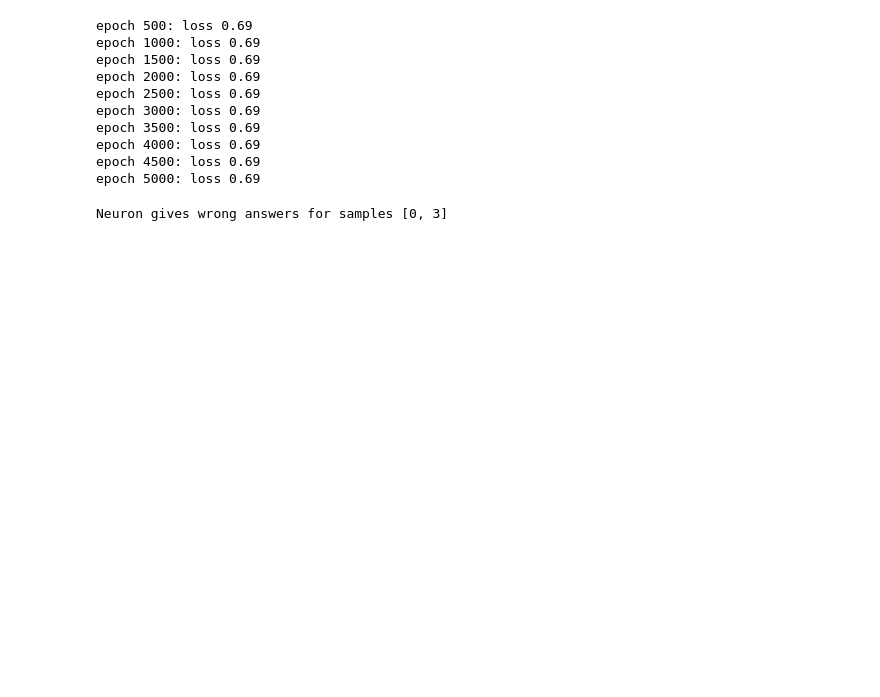
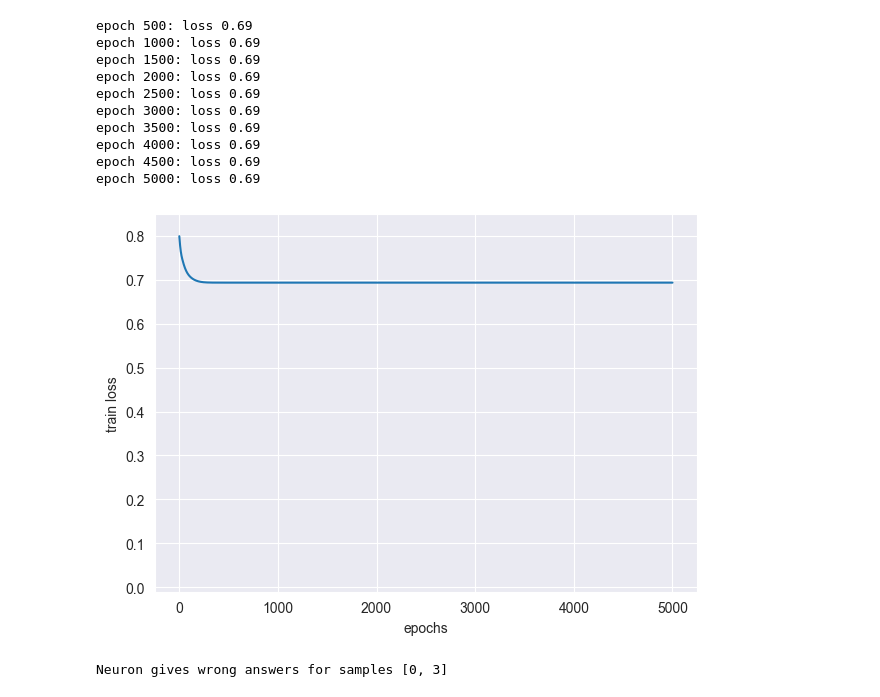
Before and after one commit to skolpin/neuro-boolean-research, a Jupyter notebook: incremental_synthesis.ipynb, the cells around one changed output. Saved outputs shown, nothing was run; the diff lists cells and outputs as text; code cells hidden in the pictures; blank space fills up the shorter version.

Commit message:
add loss plotting and early stopping

```diff
--- a/incremental_synthesis.ipynb
+++ b/incremental_synthesis.ipynb
@@ -208,18 +234,20 @@ def check(model, X, y, device, verbose=True):
 # %%
 model = Neuron(n_inputs=n).to(device)
 
-train(model, X, y, device=device, epochs=5000)
+h = train(model, X, y, device=device, epochs=5000, early_stopping=True)
+plot_loss(h)
 # %% [output]
 epoch 500: loss 0.69
 epoch 1000: loss 0.69
 epoch 1500: loss 0.69
 epoch 2000: loss 0.69
 epoch 2500: loss 0.69
 epoch 3000: loss 0.69
 epoch 3500: loss 0.69
 epoch 4000: loss 0.69
 epoch 4500: loss 0.69
 epoch 5000: loss 0.69
+[figure, added]
 # %%
 X_new, y_new = check(model, X, y, device=device)
 # %% [output]
```
Also changed, not shown: parts of 4 cells of this notebook.
